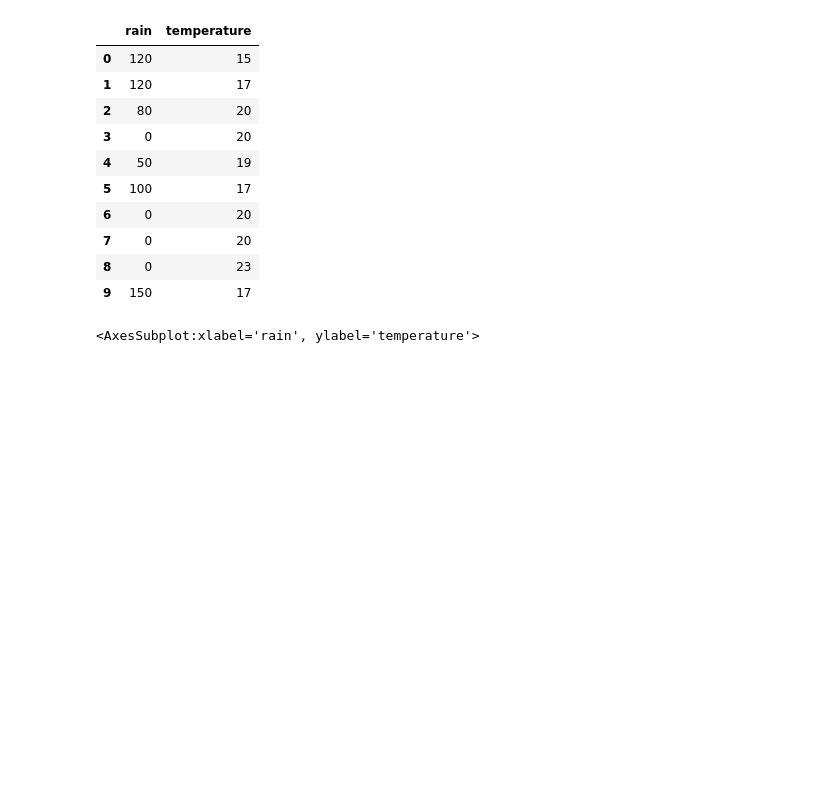
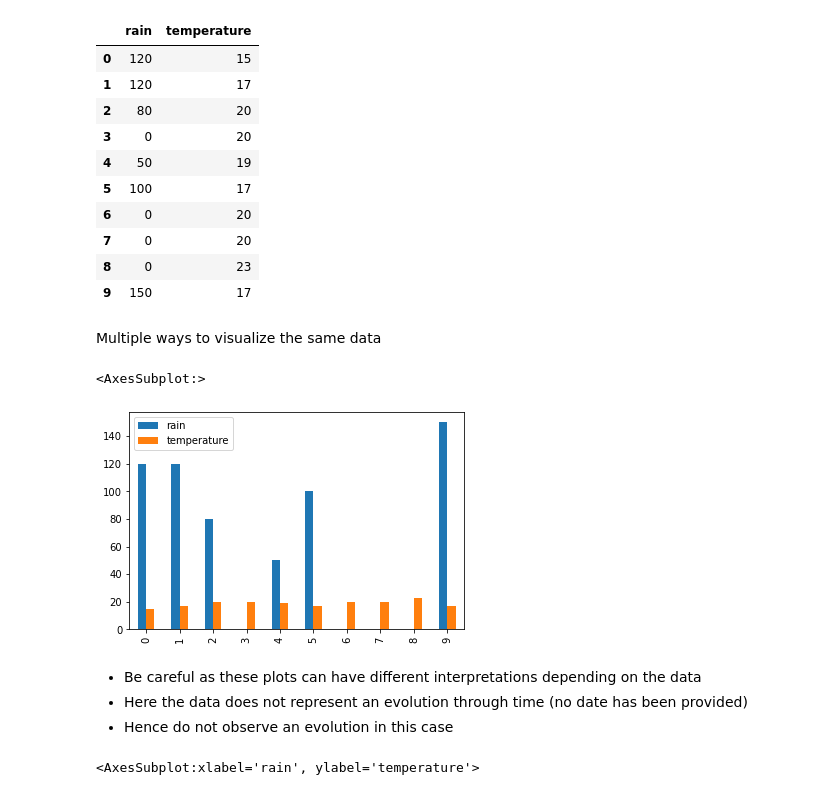
Before and after one commit to AlexisBogroff/Sorbonne_Data_Science_Workshop, a Jupyter notebook: src/data_analysis_with_pandas.ipynb, the cells around one changed output. Cells and saved outputs as stored; diff of their text form; code cells hidden in the pictures; blank space fills up the shorter version.

Commit message:
Lecture 4: Illustrations Multivariate quantitative

```diff
--- a/src/data_analysis_with_pandas.ipynb
+++ b/src/data_analysis_with_pandas.ipynb
@@ -423,4 +423,16 @@ df_multi_quanti
 | 7 | 0 | 20 |
 | 8 | 0 | 23 |
 | 9 | 150 | 17 |
+# %% [markdown]
+Multiple ways to visualize the same data
+# %%
+# Method 1
+df_multi_quanti.plot.bar()
+# %% [output]
+<AxesSubplot:>
+[figure, added]
+# %% [markdown]
+- Be careful as these plots can have different interpretations depending on the data
+- Here the data does not represent an evolution through time (no date has been provided)
+- Hence do not observe an evolution in this case
 # %%
```
Also changed, not shown: parts of 3 cells of this notebook, 20 other files.
